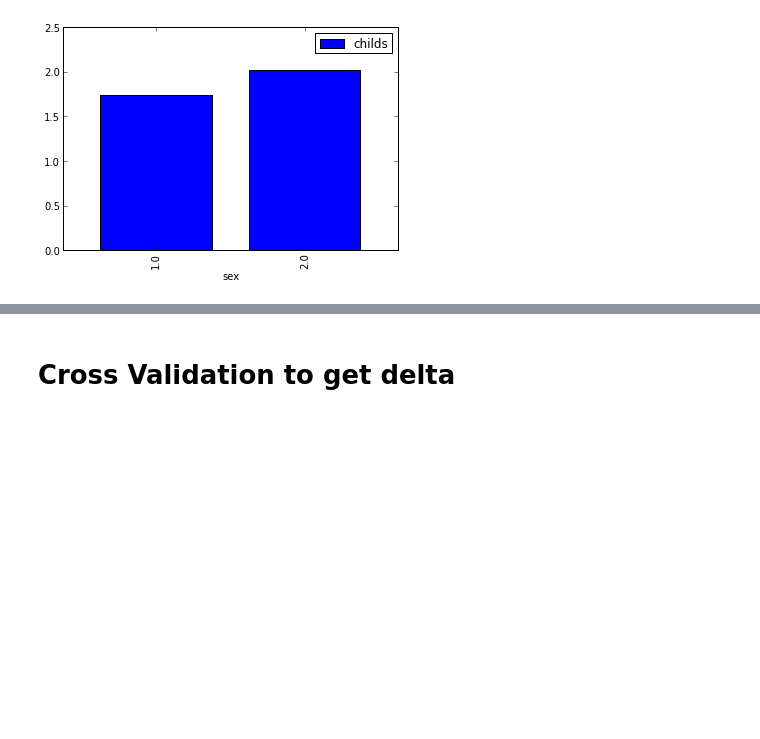
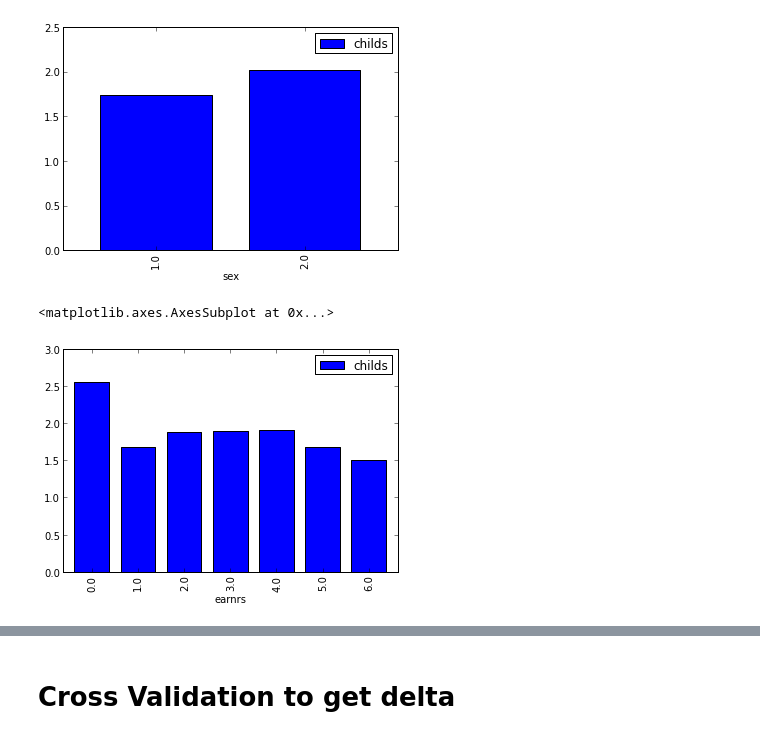
Before and after one commit to bchnge/columbia_datascience_assignment_4, a Jupyter notebook: notebooks/Childs-EDA_and_RegressionFINAL.ipynb, the cells around one changed output, grey strips where cells are left out. Cells and saved outputs as stored; diff of their text form; code cells hidden in the pictures; blank space fills up the shorter version.

```diff
--- a/notebooks/Childs-EDA_and_RegressionFINAL.ipynb
+++ b/notebooks/Childs-EDA_and_RegressionFINAL.ipynb
@@ -344,3 +347,8 @@ M1.groupby('sex').mean().ix[:, ['childs']].plot(kind='bar')
 # %% [output]
 <matplotlib.axes.AxesSubplot at 0x...>
 [figure]
+# %%
+M1.groupby('earnrs').mean().ix[:, ['childs']].plot(kind='bar')
+# %% [output]
+<matplotlib.axes.AxesSubplot at 0x...>
+[figure, added]
```
Also changed, not shown: parts of 10 cells of this notebook.
